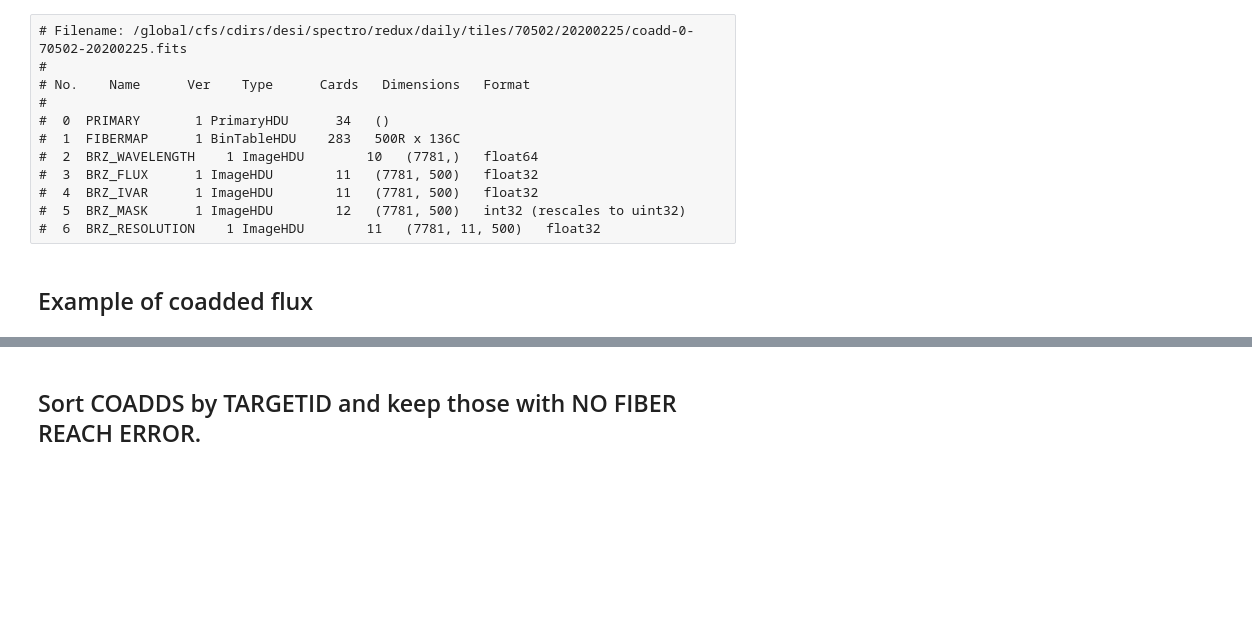
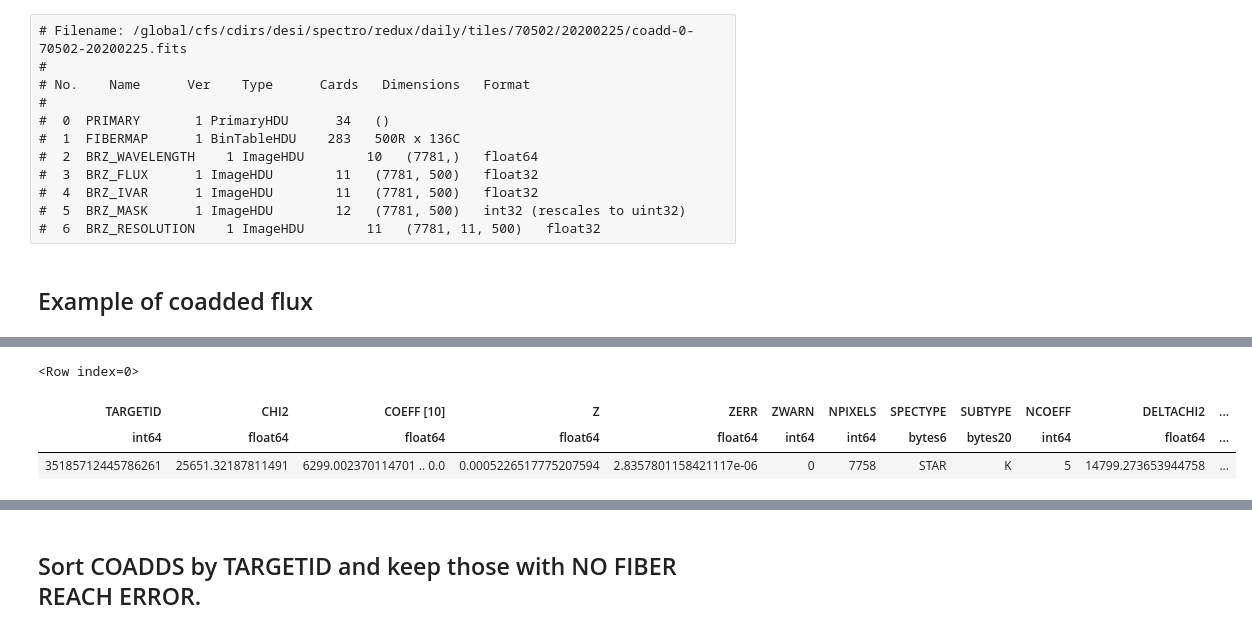
Before and after one commit to SgmAstro/MINISV, a Jupyter notebook: zs.ipynb, the cells around one changed output, grey strips where cells are left out. Saved outputs shown, nothing was run; the diff lists cells and outputs as text; code cells hidden in the pictures; blank space fills up the shorter version.

```diff
--- a/zs.ipynb
+++ b/zs.ipynb
@@ -171,6 +170,10 @@ zbests = {}
 
 coadds_wave = {}
 coadds_flux = {}
+coadds_res  = {}
+coadds_ivar = {}
+coadds_mask = {}
+coadds_snr  = {}
 # %% [raw]
 # Filename: /global/cfs/cdirs/desi/spectro/redux/daily/tiles/70502/20200225/coadd-0-70502-20200225.fits
 #
@@ -207,0 +242,7 @@ for i, x in enumerate(acoadds_flux[:10]):
+# %%
+zbest
+# %% [output]
+<Row index=0>
+| TARGETID | CHI2 | COEFF [10] | Z | ZERR | ZWARN | NPIXELS | SPECTYPE | SUBTYPE | NCOEFF | DELTACHI2 | ... |
+| int64 | float64 | float64 | float64 | float64 | int64 | int64 | bytes6 | bytes20 | int64 | float64 | ... |
+| 35185712445786261 | 25651.32187811491 | 6299.002370114701 .. 0.0 | 0.0005226517775207594 | 2.8357801158421117e-06 | 0 | 7758 | STAR | K | 5 | 14799.273653944758 | ... |
```
Also changed, not shown: parts of 29 cells of this notebook.
